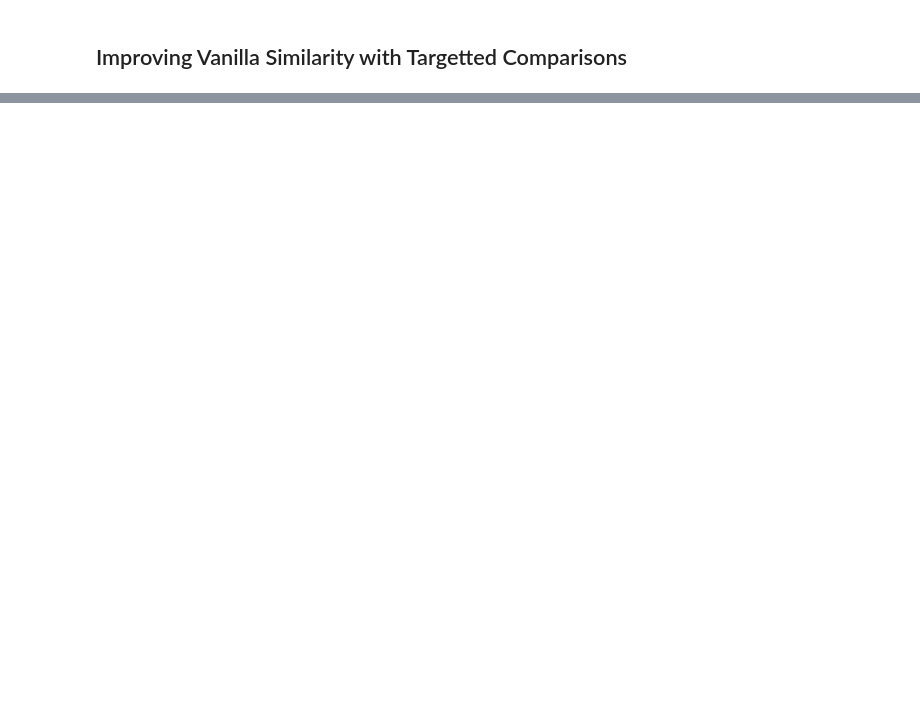
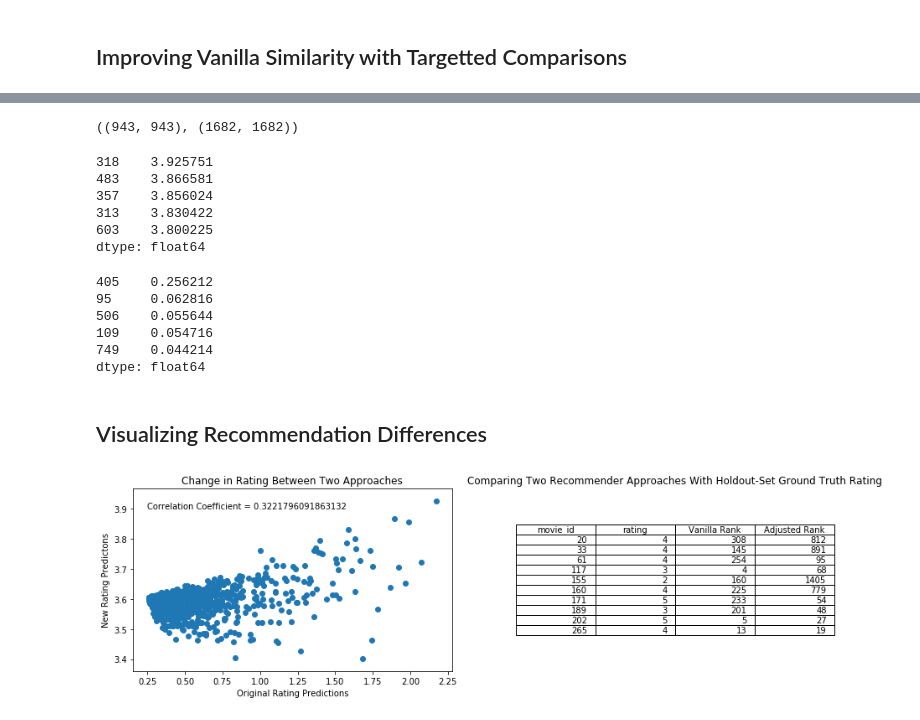
Before and after one commit to navyamehta/recommendation-engines, a Jupyter notebook: Preliminary Collaborative Filtering.ipynb, the cells around one changed output, grey strips where cells are left out. Drawn from its saved outputs; the diff is of its cells as text; code cells hidden in the pictures; blank space fills up the shorter version.

Commit message:
Modified Performance Visuals and Adjusted Benchmark

```diff
--- a/Preliminary Collaborative Filtering.ipynb
+++ b/Preliminary Collaborative Filtering.ipynb
@@ -81,0 +96,30 @@ dtype: float64
+# %%
+def optimized_row_cosine_sim(matrix): #nxm matrix
+    #Preparing difference-from-mean matrix
+    matrix, _ = adjusted_mean(matrix)
+    dot = np.matmul(matrix, matrix.T) #nxn dot products
+    lth = np.sqrt((matrix**2).sum(axis=1)) #nx1 length vector
+    rowlth = np.repeat(lth.reshape(-1,1), matrix.shape[0], axis=1)
+    collth = np.repeat(lth.reshape(1,-1), matrix.shape[0], axis=0)
+    fnl = dot/(rowlth*collth+1e-8) #1e-8 avoids div0 errors for unknown entries
+    #Sigmoid-adjustment for number of common entries
+    sg = np.diag((matrix!=0).sum(axis=1)-1) + np.ones((matrix.shape[0],matrix.shape[0]))
+    sg = np.matmul(sg, sg) - sg.shape[0] + 2
+    sg = 1/(1+np.exp(-np.log(np.sqrt(sg)))) #Can be simplified for log-exp but maintained for sigmoid clarity
+    return fnl*sg
+# %%
+user_similarity_new = optimized_row_cosine_sim(intmatrix)
+item_similarity_new = optimized_row_cosine_sim(intmatrix.T)
+user_similarity_new.shape, item_similarity_new.shape
+# %% [output]
+((943, 943), (1682, 1682))
+# %%
+#Top items to be recommended to chosen user
+top_k_unseen_user_recommender(intmatrix, user_similarity_new, 0, 5, adjusted_mean)
+# %% [output]
+318    3.925751
+483    3.866581
+357    3.856024
+313    3.830422
+603    3.800225
+dtype: float64
@@ -81,0 +128,40 @@ dtype: float64
+# %%
+#Top users who might really like chosen item
+top_k_users_for_item_recommender(intmatrix, item_similarity_new, 0, 5, adjusted_mean)
+# %% [output]
+405    0.256212
+95     0.062816
+506    0.055644
+109    0.054716
+749    0.044214
+dtype: float64
+# %% [markdown]
+<h2> Visualizing Recommendation Differences </h2>
+# %%
+#Comparing Vanilla and Modified Approach (User-Similarity)
+user= 1
+vn = top_k_unseen_user_recommender(intmatrix, user_similarity_old, user-1, intmatrix.shape[1], vanilla_mean)
+an = top_k_unseen_user_recommender(intmatrix, user_similarity_new, user-1, intmatrix.shape[1], adjusted_mean)
+#Prepare Scatterplot
+plt.figure(figsize=(15,4))
+plt.subplot(1,2,1)
+plt.scatter(vn.values, an[vn.index].values)
+plt.text(0.25, 3.9, "Correlation Coefficient = "+
+         str(np.corrcoef(vn.values, an[vn.index].values)[0][1]))
+plt.xlabel("Original Rating Predictions")
+plt.ylabel("New Rating Predictons")
+plt.title("Change in Rating Between Two Approaches")
+#Comparisons to Known Recommendations
+ax = plt.subplot(1,2,2)
+plt.title("Comparing Two Recommender Approaches With Holdout-Set Ground Truth Rating")
+ax.axis('tight')
+ax.axis('off')
+vnrank = pd.Series(np.arange(len(vn))+1, index=vn.sort_values(ascending=False).index)
+anrank = pd.Series(np.arange(len(an))+1, index=an.sort_values(ascending=False).index)
+comp = test_x.loc[test_x.user_id==user][["movie_id", "rating"]]
+comp["Vanilla Rank"] = vnrank[comp.movie_id.values].values
+comp["Adjusted Rank"] = anrank[comp.movie_id.values].values
+tbl = ax.table(cellText=comp.values, colLabels=comp.columns, loc="center")
+plt.show()
+# %% [output]
+[figure, added]
```
Also changed, not shown: parts of 11 cells of this notebook.
